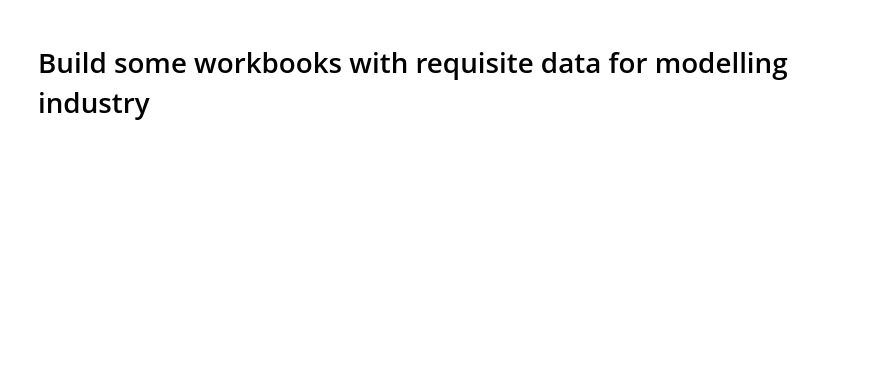
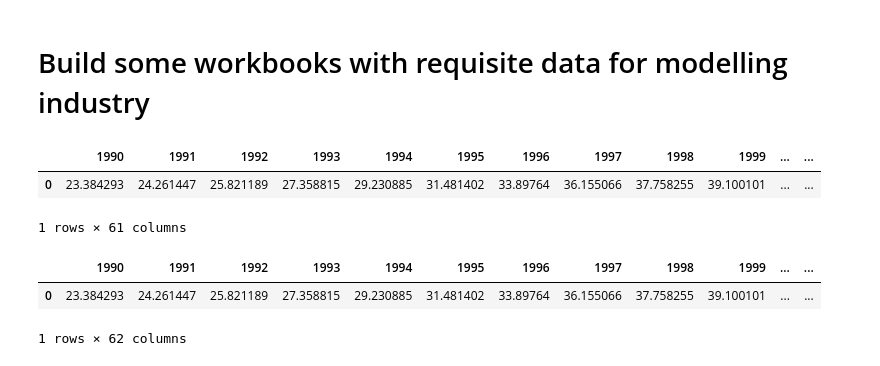
Before and after one commit to asia-pacific-energy-research-centre/Industry_8th, a Jupyter notebook: notebooks/1_industry_setup.ipynb, the cells around one changed output. Cells and saved outputs as stored; diff of their text form; code cells hidden in the pictures; blank space fills up the shorter version.

```diff
--- a/notebooks/1_industry_setup.ipynb
+++ b/notebooks/1_industry_setup.ipynb
@@ -44,3 +67,18 @@ pulp_paper = ['pulp_mechanical_production', 'pulp_semi_chemical_production', 'pu
 
 colours = pd.read_excel('../data/colour_template_7th.xlsx')
 colours_hex = colours['hex']
+# %%
+TEST = gdp_pc_index.select_dtypes(exclude = 'object') * 100 / gdp_pc_index.loc[0, 2017]
+TEST
+# %% [output]
+|  | 1990 | 1991 | 1992 | 1993 | 1994 | 1995 | 1996 | 1997 | 1998 | 1999 | ... | ... |
+| 0 | 23.384293 | 24.261447 | 25.821189 | 27.358815 | 29.230885 | 31.481402 | 33.89764 | 36.155066 | 37.758255 | 39.100101 | ... | ... |
+1 rows × 61 columns
+# %%
+TEST['economy'] = economy
+TEST['']
+TEST
+# %% [output]
+|  | 1990 | 1991 | 1992 | 1993 | 1994 | 1995 | 1996 | 1997 | 1998 | 1999 | ... | ... |
+| 0 | 23.384293 | 24.261447 | 25.821189 | 27.358815 | 29.230885 | 31.481402 | 33.89764 | 36.155066 | 37.758255 | 39.100101 | ... | ... |
+1 rows × 62 columns
```
Also changed, not shown: parts of 3 cells of this notebook, 3 other files.
